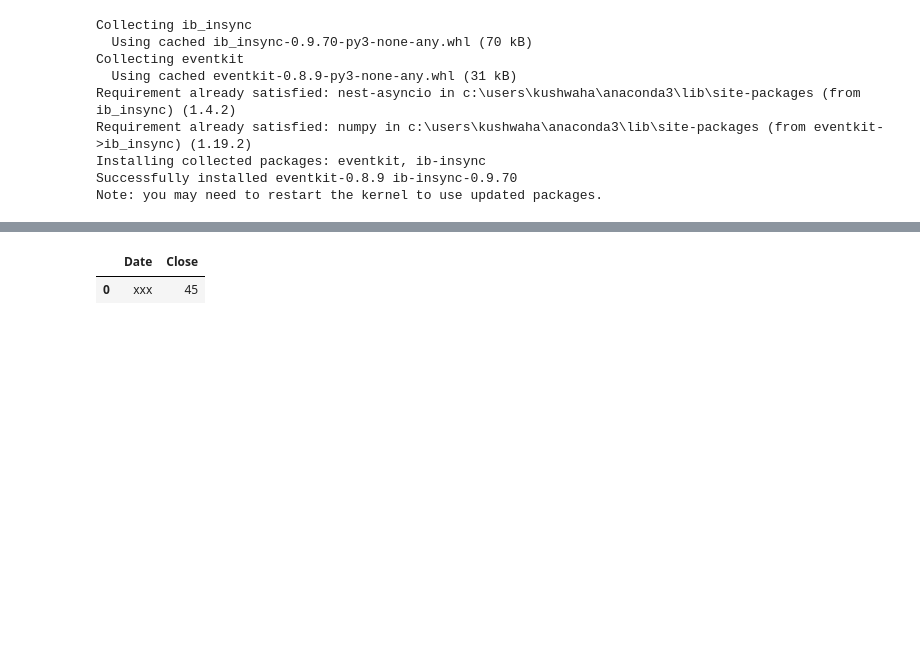
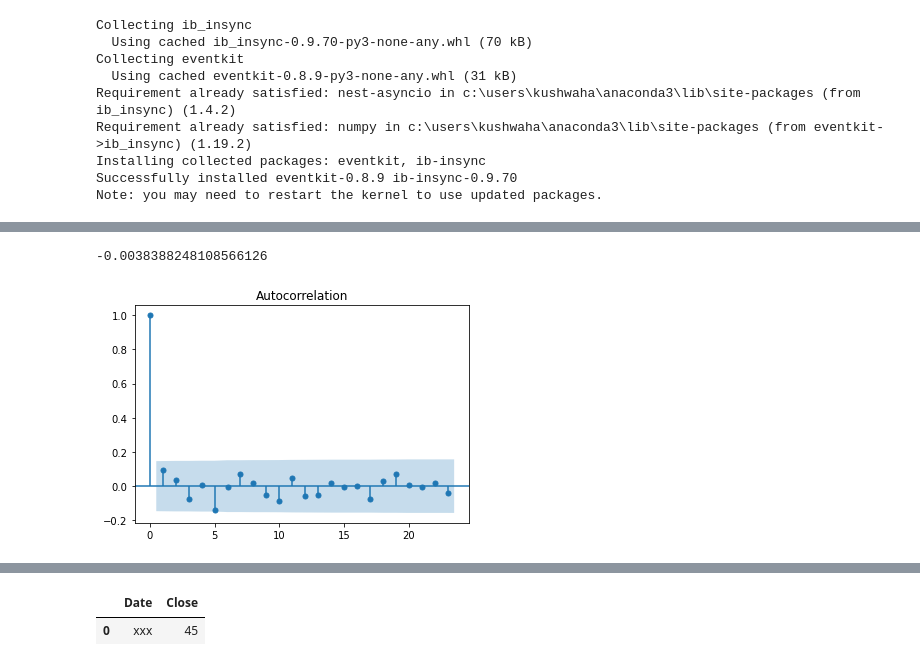
Before and after one commit to SonnyK33/btcalgo, a Jupyter notebook: btc_test.ipynb, the cells around one changed output, grey strips where cells are left out. Drawn from its saved outputs; the diff is of its cells as text; code cells hidden in the pictures; blank space fills up the shorter version.

```diff
--- a/btc_test.ipynb
+++ b/btc_test.ipynb
@@ -66,0 +58,8 @@ df.head()
+# %%
+df.dropna(inplace=True)
+plot_acf(df.returns)
+len(df)
+df.returns.mean()
+# %% [output]
+-0.0038388248108566126
+[figure, added]
```
Also changed, not shown: parts of 7 cells of this notebook.
